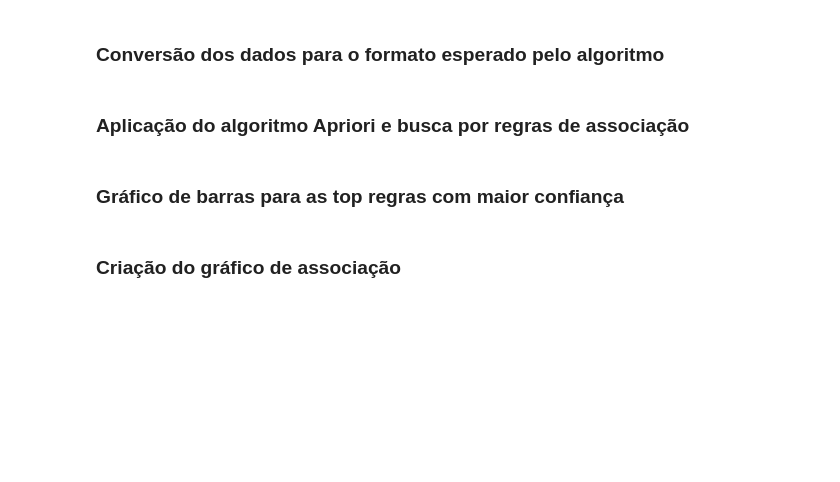
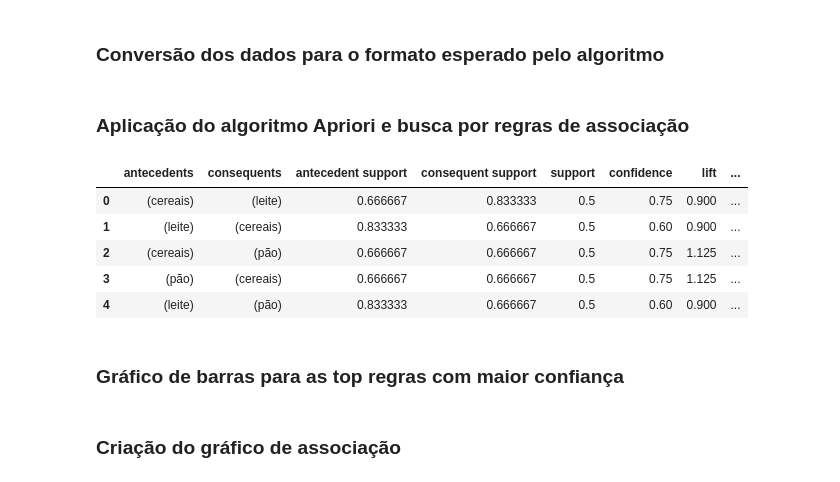
Before and after one commit to carlosestevaobs/MachineLearningAlgorithms, a Jupyter notebook: AssociationRules/aprioriExample.ipynb, the cells around one changed output. Drawn from its saved outputs; the diff is of its cells as text; code cells hidden in the pictures; blank space fills up the shorter version.

Commit message:
printing rules

```diff
--- a/AssociationRules/aprioriExample.ipynb
+++ b/AssociationRules/aprioriExample.ipynb
@@ -32,3 +34,12 @@ frequent_itemsets = apriori(df, min_support=0.4, use_colnames=True)
+# %%
+rules.head()
+# %% [output]
+|  | antecedents | consequents | antecedent support | consequent support | support | confidence | lift | ... |
+| 0 | (cereais) | (leite) | 0.666667 | 0.833333 | 0.5 | 0.75 | 0.900 | ... |
+| 1 | (leite) | (cereais) | 0.833333 | 0.666667 | 0.5 | 0.60 | 0.900 | ... |
+| 2 | (cereais) | (pão) | 0.666667 | 0.666667 | 0.5 | 0.75 | 1.125 | ... |
+| 3 | (pão) | (cereais) | 0.666667 | 0.666667 | 0.5 | 0.75 | 1.125 | ... |
+| 4 | (leite) | (pão) | 0.833333 | 0.666667 | 0.5 | 0.60 | 0.900 | ... |
 # %% [markdown]
 ### Gráfico de barras para as top regras com maior confiança
 # %%
```
Also changed, not shown: parts of 2 cells of this notebook, 1 other file.
